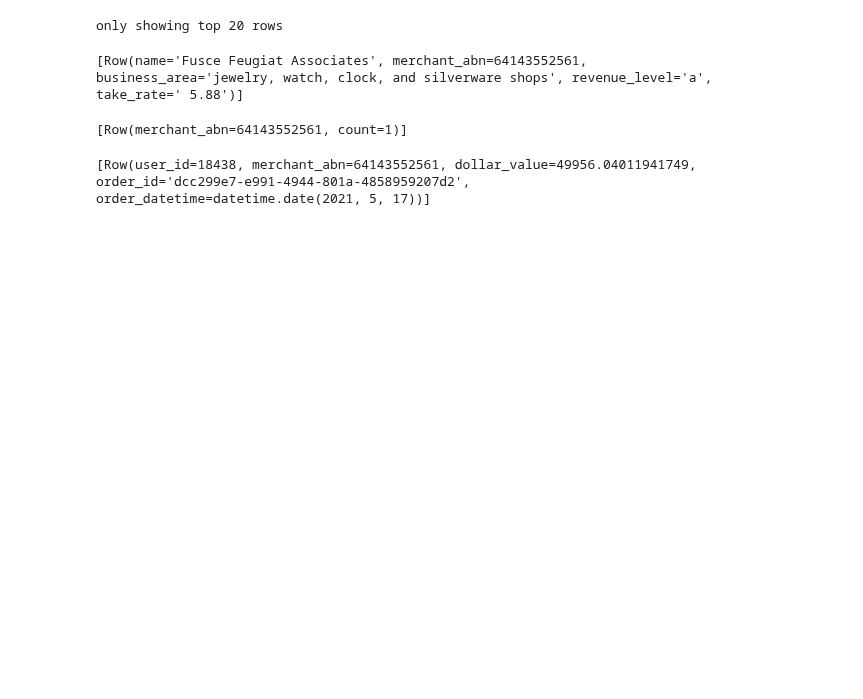
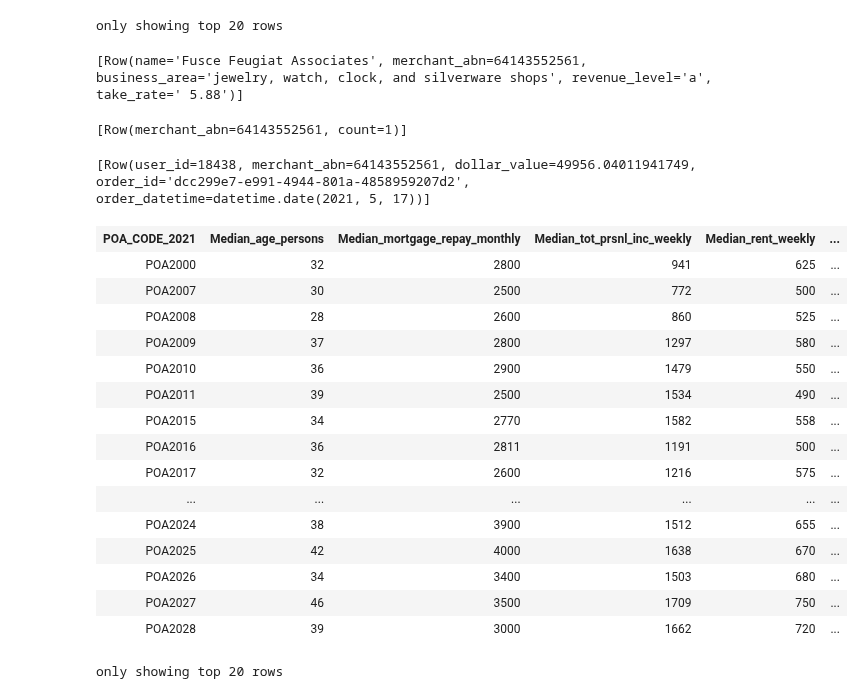
Before and after one commit to MAST30034-Applied-Data-Science/generic-buy-now-pay-later-project-group-45, a Jupyter notebook: notebooks/preprocess_data_p2.ipynb, the cells around one changed output. Saved outputs shown, nothing was run; the diff lists cells and outputs as text; code cells hidden in the pictures; blank space fills up the shorter version.

```diff
--- a/notebooks/preprocess_data_p2.ipynb
+++ b/notebooks/preprocess_data_p2.ipynb
@@ -410,3 +445,25 @@ merchant_count[merchant_count.merchant_abn=='64143552561'].collect()
 transaction[transaction.merchant_abn=='64143552561'].collect()
 # %% [output]
 [Row(user_id=18438, merchant_abn=64143552561, dollar_value=49956.04011941749, order_id='dcc299e7-e991-4944-801a-4858959207d2', order_datetime=datetime.date(2021, 5, 17))]
+# %%
+# read postcode dataset
+postcode = spark.read.csv('../data/2021Census_G02_AUST_POA.csv', header = True)
+postcode
+# %% [output]
+| POA_CODE_2021 | Median_age_persons | Median_mortgage_repay_monthly | Median_tot_prsnl_inc_weekly | Median_rent_weekly | ... |
+| POA2000 | 32 | 2800 | 941 | 625 | ... |
+| POA2007 | 30 | 2500 | 772 | 500 | ... |
+| POA2008 | 28 | 2600 | 860 | 525 | ... |
+| POA2009 | 37 | 2800 | 1297 | 580 | ... |
+| POA2010 | 36 | 2900 | 1479 | 550 | ... |
+| POA2011 | 39 | 2500 | 1534 | 490 | ... |
+| POA2015 | 34 | 2770 | 1582 | 558 | ... |
+| POA2016 | 36 | 2811 | 1191 | 500 | ... |
+| POA2017 | 32 | 2600 | 1216 | 575 | ... |
+| ... | ... | ... | ... | ... | ... |
+| POA2024 | 38 | 3900 | 1512 | 655 | ... |
+| POA2025 | 42 | 4000 | 1638 | 670 | ... |
+| POA2026 | 34 | 3400 | 1503 | 680 | ... |
+| POA2027 | 46 | 3500 | 1709 | 750 | ... |
+| POA2028 | 39 | 3000 | 1662 | 720 | ... |
+only showing top 20 rows
```
Also changed, not shown: parts of 15 cells of this notebook.
